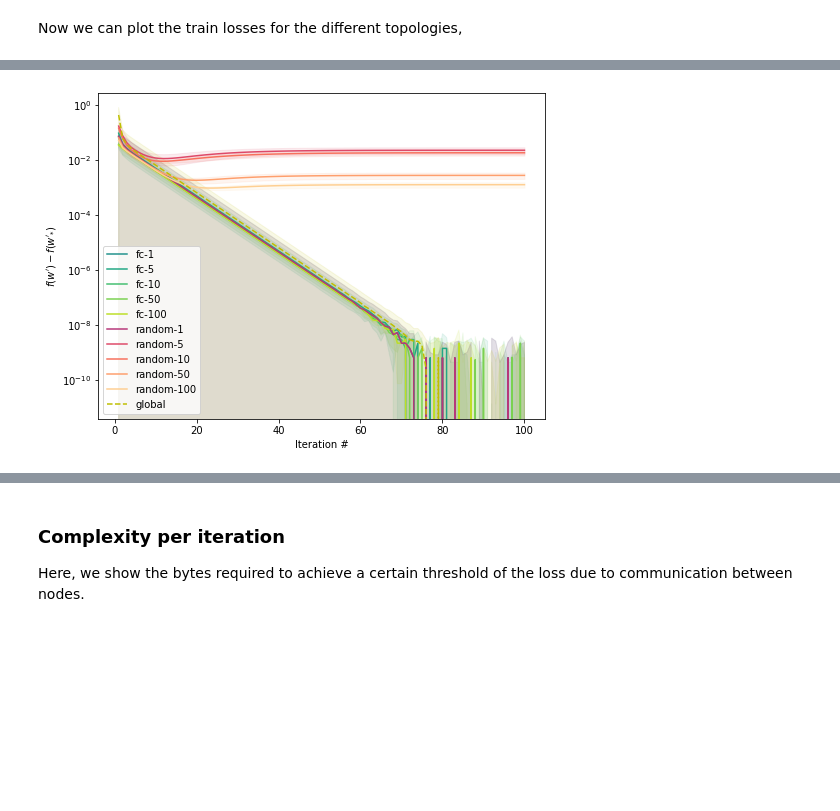
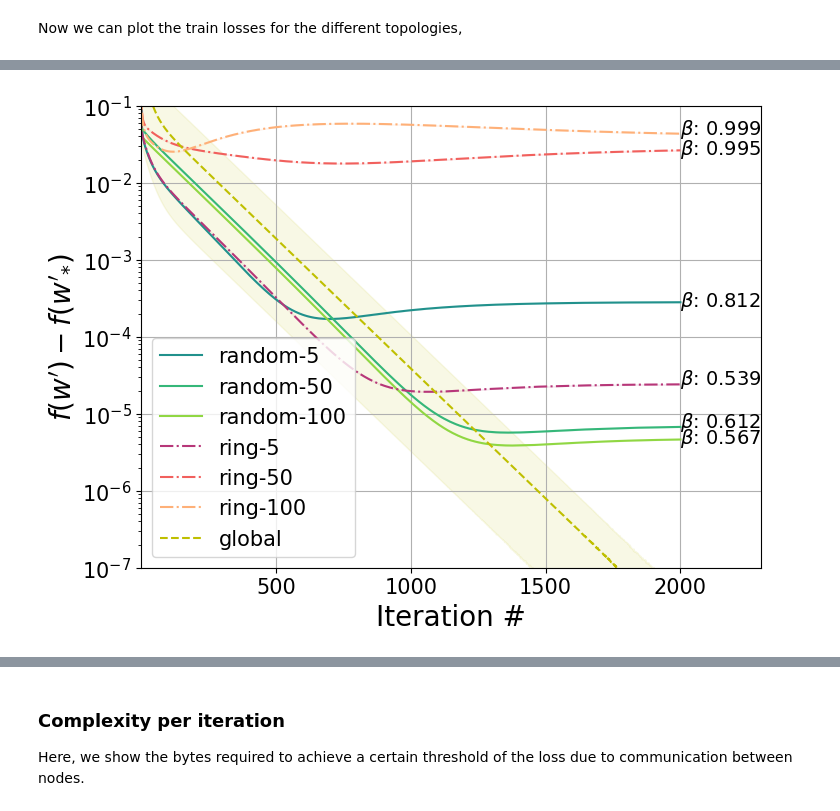
Before and after one commit to eelismie/OptForML-Project, a Jupyter notebook: notebooks/train_plots.ipynb, the cells around one changed output, grey strips where cells are left out. Saved outputs shown, nothing was run; the diff lists cells and outputs as text; code cells hidden in the pictures; blank space fills up the shorter version.

```diff
--- a/notebooks/train_plots.ipynb
+++ b/notebooks/train_plots.ipynb
@@ -161,9 +168,27 @@ The plots can get quite cluttered.
 
 Specify here which topologies not to show (leave as `[]` to show all topologies):
 # %%
-exclude_topos = ["ring"]
+exclude_topos = []
 # %% [markdown]
 Now we can plot the train losses for the different topologies,
+# %%
+from utils import get_beta
+
+def ax_annotate_beta(ax, losses, topo, nodes, lr, yoffset):
+    if topo == "fc":
+        W = fc_topo(nodes)
+    elif topo == "random":
+        W = MH_weights(random_topo(nodes))
+    elif topo == "ring":
+        W = ring_topo(nodes)
+    beta = get_beta(W)
+    print('beta :', beta)
+    N = len(losses)
+    ax.annotate(r'$\beta$: 'f'{beta:.3g}',
+                (N, losses.iloc[-1]*(1-yoffset)),
+                size=14)
+
+annotate_beta = True
 # %%
 import itertools
 
@@ -171,44 +196,73 @@ import itertools
 figsize = (8, 6)
 alpha = 0.1
 
+plt.style.use('default')
+
+SMALL_SIZE = 15
+MEDIUM_SIZE = 20
+BIGGER_SIZE = 20
+
+plt.rc('font', size=SMALL_SIZE)          # controls default text sizes
+plt.rc('axes', titlesize=SMALL_SIZE)     # fontsize of the axes title
+plt.rc('axes', labelsize=MEDIUM_SIZE)    # fontsize of the x and y labels
+plt.rc('xtick', labelsize=SMALL_SIZE)    # fontsize of the tick labels
+plt.rc('ytick', labelsize=SMALL_SIZE)    # fontsize of the tick labels
+plt.rc('legend', fontsize=SMALL_SIZE)    # legend fontsize
+plt.rc('figure', titlesize=BIGGER_SIZE)  # fontsize of the figure title
+
 fig, axes = plt.subplots(1, 1, figsize=figsize)
 ax = axes
 # ax.set_xscale('log')
 ax.set_yscale('log')
 cmaps = itertools.cycle(['viridis', 'magma', 'cool'])
+fmts = itertools.cycle(['-', '-.', '..'])
+yoffsets = itertools.cycle([0.1, 0])
 for topo, d1 in dfs.groupby('topo'):
     if topo in exclude_topos:
         continue
 
     cmap = plt.get_cmap(next(cmaps))
+    fmt = next(fmts)
     M = len([_ for _ in d1.groupby('nodes')])
 
     ind = 0
     for nb_nodes, d2 in d1.groupby('nodes'):
-#         if nb_nodes == 10:
-#             continue
+        if nb_nodes < 5:
+            continue
 
-        xaxis = range(1, len(d2['loss'])+1)
+        count = 0
+        for lr, d3 in d2.groupby('lr'):
+            count += 1
+            if count != 1:
+                continue
+            print(topo, nb_nodes, lr)
 
-        color = cmap(ind*0.5/M + 0.5)
-        ind += 1
+            xaxis = range(1, len(d2['loss'])+1)
 
-        ax.plot(xaxis, d2['loss']-global_opt, label=f'{topo}-{int(nb_nodes)}', color=color)
-        ax.fill_between(xaxis,
-                        d2['loss']-global_opt-d2['loss_std'],
-                        d2['loss']-global_opt+d2['loss_std'],
-                        alpha=alpha, color=color)
+            color = cmap(ind*0.5/M + 0.5)
+            ind += 1
+
+            ax.plot(xaxis, d3['loss']-global_opt, fmt,
+                    label=f'{topo}-{int(nb_nodes)}', color=color)
+            ax.fill_between(xaxis,
+                            d3['min_loss']-global_opt,
+                            d3['max_loss']-global_opt,
+                            alpha=alpha, color=color)
+            ax_annotate_beta(ax, d3['loss']-global_opt,
+                             topo, nb_nodes, lr, yoffset=next(yoffsets))
 
 p = ax.plot(xaxis, m_gl_losses[:len(xaxis)]-global_opt, 'y--', label='global')
 color = p[0].get_color()
 ax.fill_between(xaxis,
-                m_gl_losses[:len(xaxis)]-global_opt-s_gl_losses[:len(xaxis)],
-                m_gl_losses[:len(xaxis)]-global_opt+s_gl_losses[:len(xaxis)],
+                l_gl_losses[:len(xaxis)]-global_opt,
+                h_gl_losses[:len(xaxis)]-global_opt,
                 alpha=alpha, color=color)
 
 ax.legend()
 ax.set_xlabel('Iteration #')
 ax.set_ylabel(r"$f(w')-f(w'_{*})$")
-# plt.ylim(0.05, None)
+ax.set_xlim(1, xaxis[-1]*1.15)
+ax.set_ylim(1e-7, 0.1)
+ax.grid()
 plt.show()
 # %% [output]
@@ -215 +281 @@ plt.show()
-[figure, old version]
+[figure, new version]
```
Also changed, not shown: parts of 7 cells of this notebook, 9 other files.
